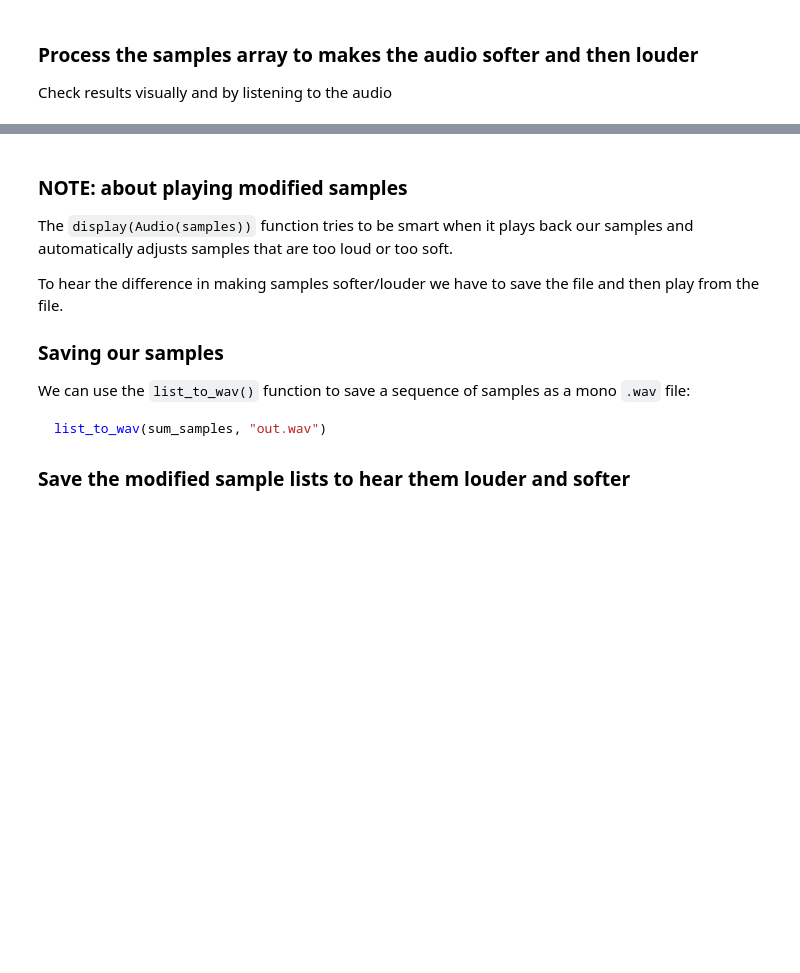
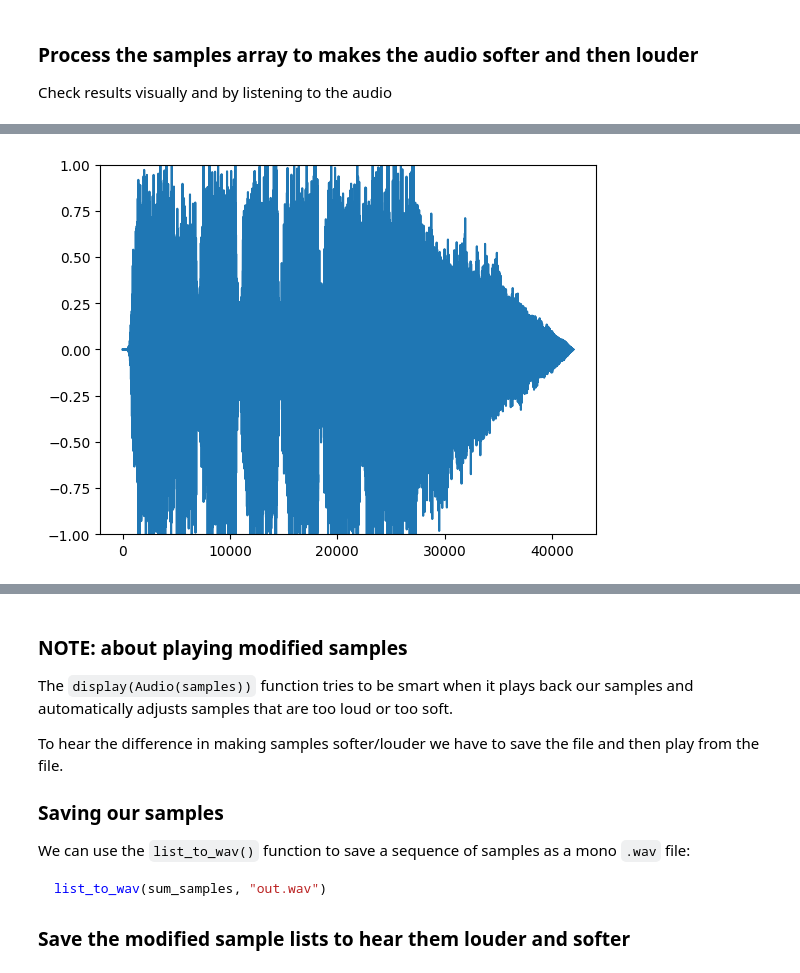
Before and after one commit to kaoriogawa-PSAM-5020-spring2026/5020_WK03, a Jupyter notebook: WK03.ipynb, the cells around one changed output, grey strips where cells are left out. Cells and saved outputs as stored; diff of their text form; code cells hidden in the pictures; blank space fills up the shorter version.

```diff
--- a/WK03.ipynb
+++ b/WK03.ipynb
@@ -255,10 +267,12 @@ plt.show()
 # %%
 # TODO: make samples louder
 
-louder_samples = "TODO HERE"
+louder_samples = [2*s for s in samples]
 
 plt.plot(louder_samples)
 plt.ylim([-1, 1])
 plt.show()
+# %% [output]
+[figure, added]
 # %%
 display(Audio(softer_samples, rate=sr))
```
Also changed, not shown: parts of 5 cells of this notebook.
